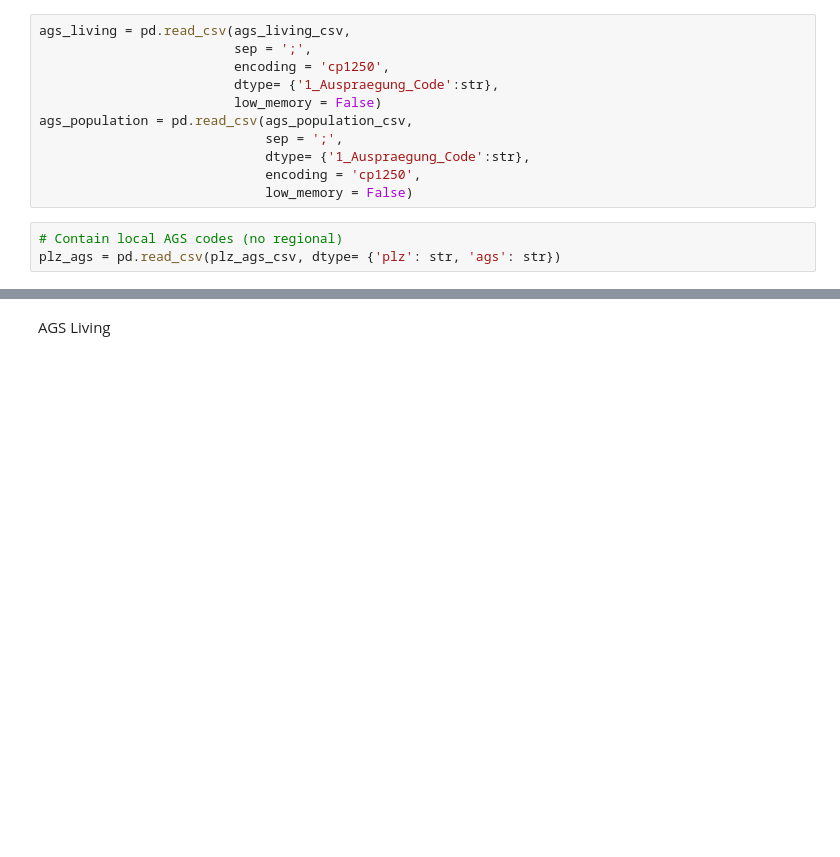
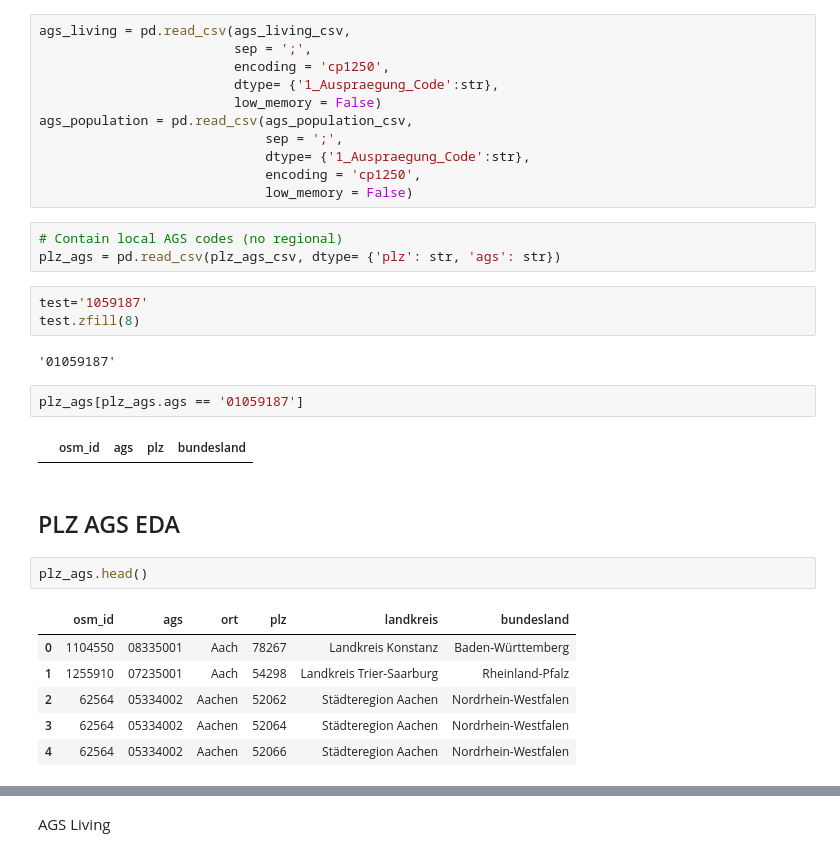
Before and after one commit to o0oBluePhoenixo0o/CheapAtlas, a Jupyter notebook: notebooks/0_EDA.ipynb, the cells around one changed output, grey strips where cells are left out. Drawn from its saved outputs; the diff is of its cells as text; blank space fills up the shorter version.

```diff
--- a/notebooks/0_EDA.ipynb
+++ b/notebooks/0_EDA.ipynb
@@ -47,3 +52,23 @@ ags_population = pd.read_csv(ags_population_csv,
 # %%
 # Contain local AGS codes (no regional)
 plz_ags = pd.read_csv(plz_ags_csv, dtype= {'plz': str, 'ags': str})
+# %%
+test='1059187'
+test.zfill(8)
+# %% [output]
+'01059187'
+# %%
+plz_ags[plz_ags.ags == '01059187']
+# %% [output]
+|  | osm_id | ags | plz | bundesland |
+# %% [markdown]
+## PLZ AGS EDA
+# %%
+plz_ags.head()
+# %% [output]
+|  | osm_id | ags | ort | plz | landkreis | bundesland |
+| 0 | 1104550 | 08335001 | Aach | 78267 | Landkreis Konstanz | Baden-Württemberg |
+| 1 | 1255910 | 07235001 | Aach | 54298 | Landkreis Trier-Saarburg | Rheinland-Pfalz |
+| 2 | 62564 | 05334002 | Aachen | 52062 | Städteregion Aachen | Nordrhein-Westfalen |
+| 3 | 62564 | 05334002 | Aachen | 52064 | Städteregion Aachen | Nordrhein-Westfalen |
+| 4 | 62564 | 05334002 | Aachen | 52066 | Städteregion Aachen | Nordrhein-Westfalen |
```
Also changed, not shown: parts of 27 cells of this notebook, 9 other files.
